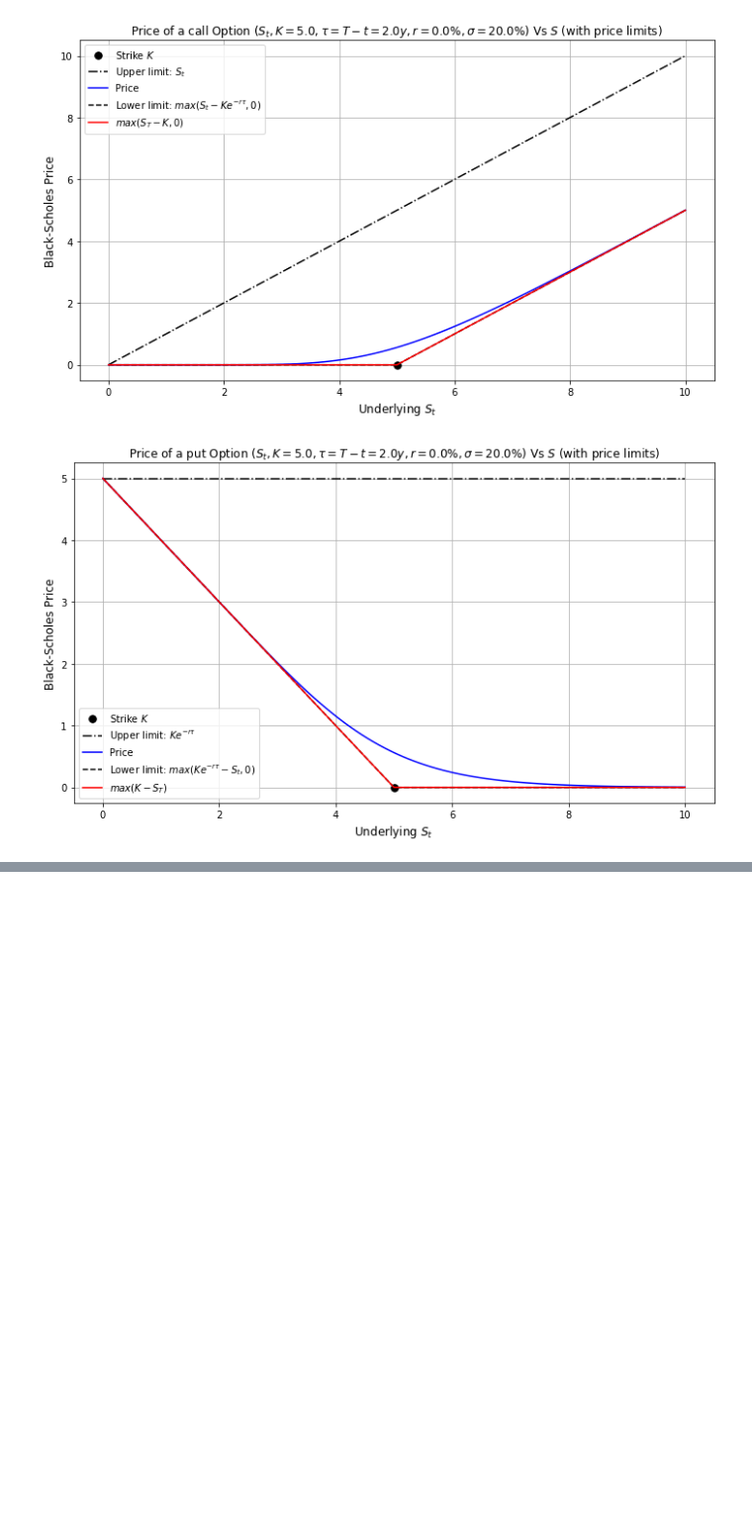
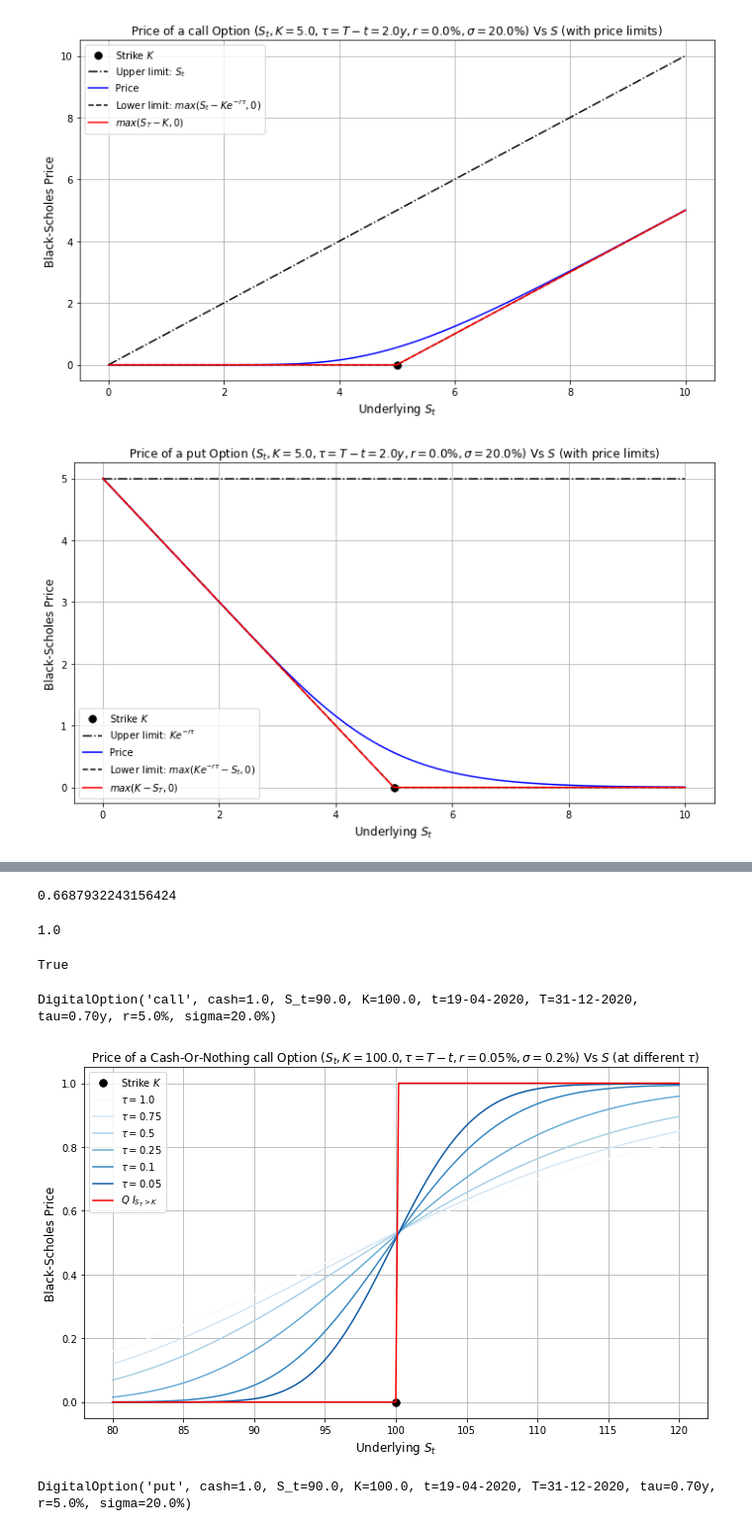
Before and after one commit to gabrielepompa88/IT-For-Business-And-Finance-2019-20, a Jupyter notebook: Notebooks/Derivatives_Analytics___Introduction_to_OOP.ipynb, the cells around one changed output, grey strips where cells are left out. Shown at 99% size. Cells and saved outputs as stored; diff of their text form; code cells hidden in the pictures; blank space fills up the shorter version.

```diff
--- a/Notebooks/Derivatives_Analytics___Introduction_to_OOP.ipynb
+++ b/Notebooks/Derivatives_Analytics___Introduction_to_OOP.ipynb
@@ -817,8 +817,8 @@ class CallOption(object):
 
     def __repr__(self):
         return r"CallOption(S_t={:.1f}, K={:.1f}, t={}, T={}, tau={:.2f}y, r={:.1f}%, sigma={:.1f}%)".\
-                format(self.__S, self.__K, self.__t.strftime("%d-%m-%Y"), self.__T.strftime("%d-%m-%Y"), self.__tau,
-                       self.__r*100, self.__sigma*100)
+                format(self.get_type(), self.get_S(), self.get_K(), self.get_t().strftime("%d-%m-%Y"),
+                       self.get_T().strftime("%d-%m-%Y"), self.get_tau(), self.get_r()*100, self.get_sigma()*100)
 
     # getters
     def get_S(self):
@@ -890,7 +890,7 @@ class CallOption(object):
     def price(self):
 
         # some local variables retrieved to be used repeatedly
-        S     = self.get_S()
+        S = self.get_S()
 
         if S == 0: # this is to avoid log(0) issues
             return 0.0
@@ -1135,7 +1135,7 @@ class PlainVanillaOption(object):
 
     Attributes:
     -----------
-        type (str)                type of the options. Can be either 'call' or 'put';
+        type (str):               type of the options. Can be either 'call' or 'put';
         S_t (float):              spot price of the underlying asset at the valuation date 't';
         K (float):                strike price;
         t (str; dt.datetime):     valuation date. Can be either a "dd-mm-YYYY" String or a pd.datetime() object
@@ -1177,8 +1177,8 @@ class PlainVanillaOption(object):
 
     def __repr__(self):
         return r"PlainVanillaOption('{}', S_t={:.1f}, K={:.1f}, t={}, T={}, tau={:.2f}y, r={:.1f}%, sigma={:.1f}%)".\
-                format(self.__type, self.__S, self.__K, self.__t.strftime("%d-%m-%Y"), self.__T.strftime("%d-%m-%Y"),
-                       self.__tau, self.__r*100, self.__sigma*100)
+                format(self.get_type(), self.get_S(), self.get_K(), self.get_t().strftime("%d-%m-%Y"),
+                       self.get_T().strftime("%d-%m-%Y"), self.get_tau(), self.get_r()*100, self.get_sigma()*100)
 
     # getters
     def get_type(self):
@@ -1273,7 +1273,7 @@ class PlainVanillaOption(object):
     def call_price(self):
 
         # some local variables retrieved to be used repeatedly
-        S     = self.get_S()
+        S = self.get_S()
 
         if S == 0: # this is to avoid log(0) issues
             return 0.0
@@ -1366,7 +1366,12 @@ def plot_price_strip(option, S_list, tau_list):
         option.set_S(S_list[i]) # reset of underlying value
         payoff[i] = option.payoff()
 
-    ax.plot(S_list, payoff, 'r-', lw=1.5, label="$max(S_T-K, 0)$")
+    # call case
+    if option.get_type() == 'call':
+        ax.plot(S_list, payoff, 'r-', lw=1.5, label="$max(S_T-K, 0)$")
+    # put case
+    else:
+        ax.plot(S_list, payoff, 'r-', lw=1.5, label="$max(K-S_T, 0)$")
 
     # set axis labels
     ax.set_xlabel('Underlying $S_t$', fontsize=12)
@@ -1514,0 +1711,12 @@ plot_price(put_focus_zero_rates, S_strip_focus, put_focus_zero_rates.get_tau(),
+# %%
+CON_Put.price()
+# %% [output]
+0.6687932243156424
+# %%
+CON_Put.payoff()
+# %% [output]
+1.0
+# %%
+isinstance(CON_Call, DigitalOption)
+# %% [output]
+True
@@ -1514,0 +1811,14 @@ plot_price(put_focus_zero_rates, S_strip_focus, put_focus_zero_rates.get_tau(),
+# %%
+CON_Call = DigitalOption(option_type='call', cash_amount = 1.0, S_t=90.0, K=100.0, t="19-04-2020", T="31-12-2020", r=0.05, sigma=0.2)
+CON_Call
+# %% [output]
+DigitalOption('call', cash=1.0, S_t=90.0, K=100.0, t=19-04-2020, T=31-12-2020, tau=0.70y, r=5.0%, sigma=20.0%)
+# %%
+plot_price_strip(CON_Call, S_strip, tau_strip)
+# %% [output]
+[figure, added]
+# %%
+CON_Put = DigitalOption(option_type='put', cash_amount = 1.0, S_t=90.0, K=100.0, t="19-04-2020", T="31-12-2020", r=0.05, sigma=0.2)
+CON_Put
+# %% [output]
+DigitalOption('put', cash=1.0, S_t=90.0, K=100.0, t=19-04-2020, T=31-12-2020, tau=0.70y, r=5.0%, sigma=20.0%)
```
Also changed, not shown: parts of 12 cells of this notebook.
